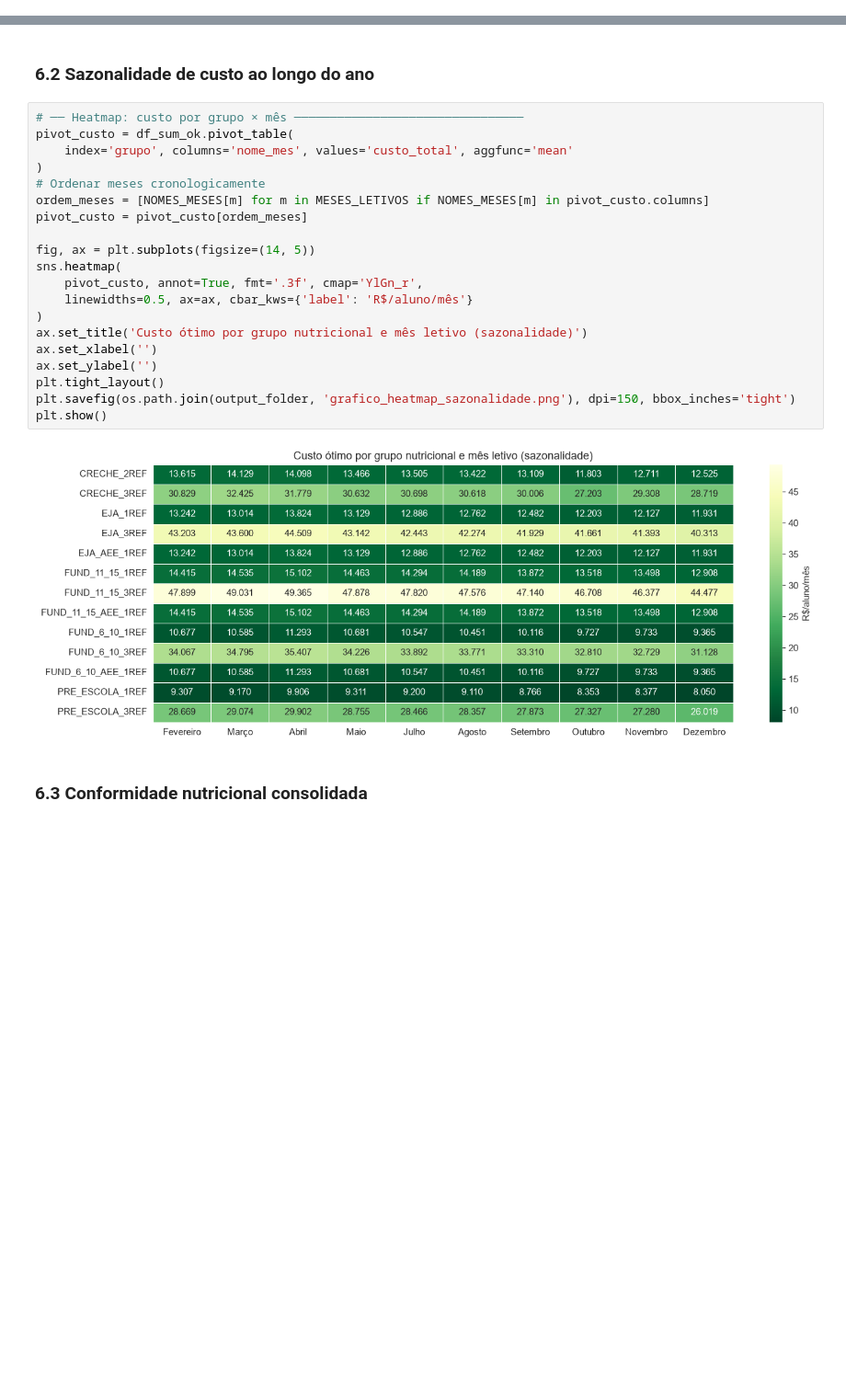
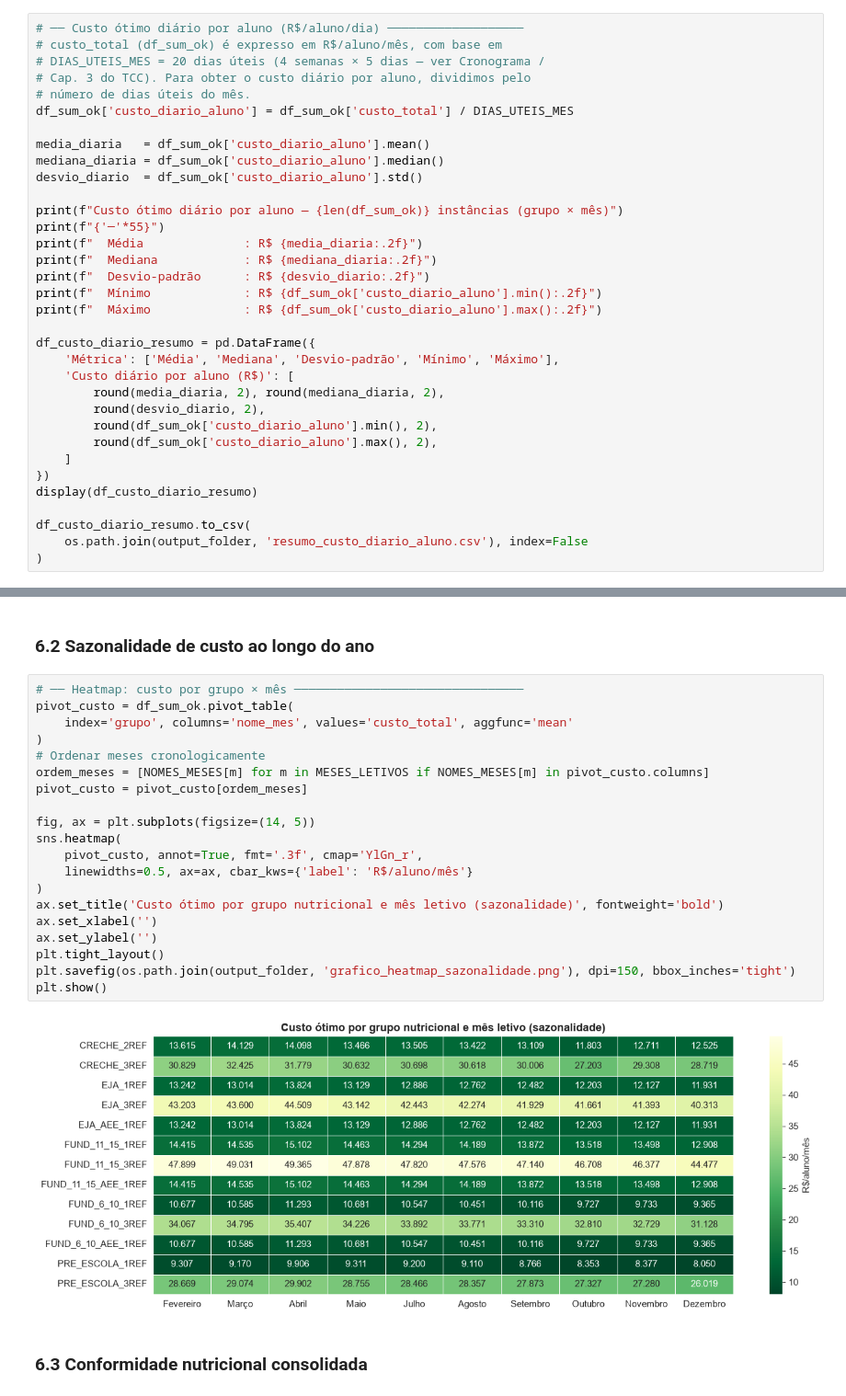
Before and after one commit to dba149/PNAE, a Jupyter notebook: otimizacao_pnae_pl.ipynb, the cells around one changed output, grey strips where cells are left out. Shown at 92% size. Drawn from its saved outputs; the diff is of its cells as text; blank space fills up the shorter version.

```diff
--- a/otimizacao_pnae_pl.ipynb
+++ b/otimizacao_pnae_pl.ipynb
@@ -514,0 +524,34 @@ plt.show()
+# %%
+# ── Custo ótimo diário por aluno (R$/aluno/dia) ───────────────────
+# custo_total (df_sum_ok) é expresso em R$/aluno/mês, com base em
+# DIAS_UTEIS_MES = 20 dias úteis (4 semanas × 5 dias — ver Cronograma /
+# Cap. 3 do TCC). Para obter o custo diário por aluno, dividimos pelo
+# número de dias úteis do mês.
+df_sum_ok['custo_diario_aluno'] = df_sum_ok['custo_total'] / DIAS_UTEIS_MES
+
+media_diaria   = df_sum_ok['custo_diario_aluno'].mean()
+mediana_diaria = df_sum_ok['custo_diario_aluno'].median()
+desvio_diario  = df_sum_ok['custo_diario_aluno'].std()
+
+print(f"Custo ótimo diário por aluno — {len(df_sum_ok)} instâncias (grupo × mês)")
+print(f"{'─'*55}")
+print(f"  Média              : R$ {media_diaria:.2f}")
+print(f"  Mediana            : R$ {mediana_diaria:.2f}")
+print(f"  Desvio-padrão      : R$ {desvio_diario:.2f}")
+print(f"  Mínimo             : R$ {df_sum_ok['custo_diario_aluno'].min():.2f}")
+print(f"  Máximo             : R$ {df_sum_ok['custo_diario_aluno'].max():.2f}")
+
+df_custo_diario_resumo = pd.DataFrame({
+    'Métrica': ['Média', 'Mediana', 'Desvio-padrão', 'Mínimo', 'Máximo'],
+    'Custo diário por aluno (R$)': [
+        round(media_diaria, 2), round(mediana_diaria, 2),
+        round(desvio_diario, 2),
+        round(df_sum_ok['custo_diario_aluno'].min(), 2),
+        round(df_sum_ok['custo_diario_aluno'].max(), 2),
+    ]
+})
+display(df_custo_diario_resumo)
+
+df_custo_diario_resumo.to_csv(
+    os.path.join(output_folder, 'resumo_custo_diario_aluno.csv'), index=False
+)
@@ -517,25 +574,25 @@ plt.show()
 # %%
 # ── Heatmap: custo por grupo × mês ────────────────────────────────
 pivot_custo = df_sum_ok.pivot_table(
     index='grupo', columns='nome_mes', values='custo_total', aggfunc='mean'
 )
 # Ordenar meses cronologicamente
 ordem_meses = [NOMES_MESES[m] for m in MESES_LETIVOS if NOMES_MESES[m] in pivot_custo.columns]
 pivot_custo = pivot_custo[ordem_meses]
 
 fig, ax = plt.subplots(figsize=(14, 5))
 sns.heatmap(
     pivot_custo, annot=True, fmt='.3f', cmap='YlGn_r',
     linewidths=0.5, ax=ax, cbar_kws={'label': 'R$/aluno/mês'}
 )
-ax.set_title('Custo ótimo por grupo nutricional e mês letivo (sazonalidade)')
+ax.set_title('Custo ótimo por grupo nutricional e mês letivo (sazonalidade)', fontweight='bold')
 ax.set_xlabel('')
 ax.set_ylabel('')
 plt.tight_layout()
 plt.savefig(os.path.join(output_folder, 'grafico_heatmap_sazonalidade.png'), dpi=150, bbox_inches='tight')
 plt.show()
 # %% [output]
-[figure, old version]
+[figure, new version]
 # %% [markdown]
 ### 6.3 Conformidade nutricional consolidada
 # %%
```
Also changed, not shown: parts of 14 cells of this notebook.
